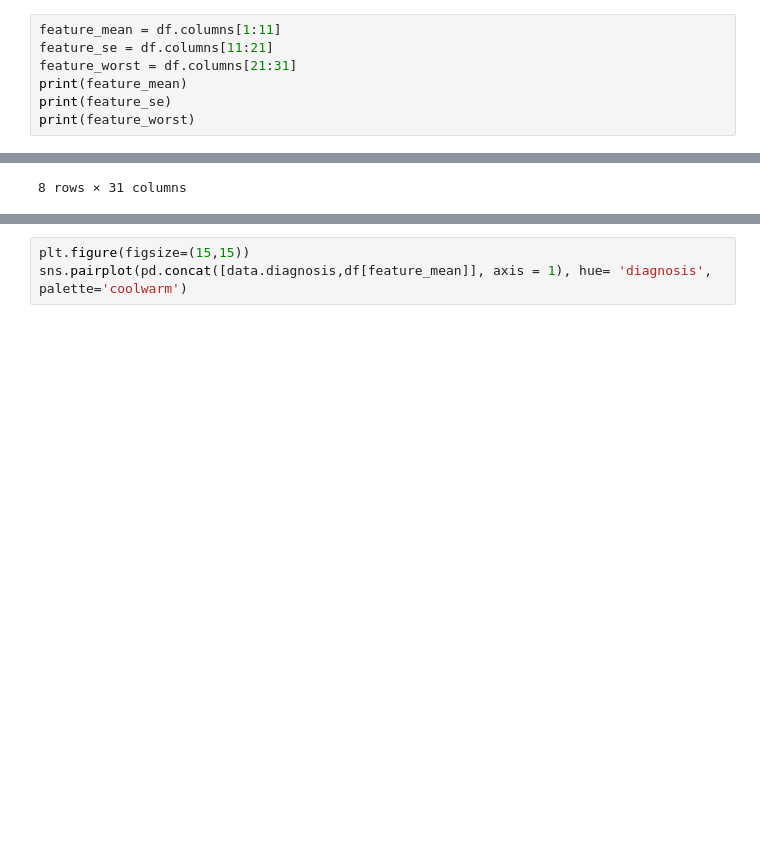
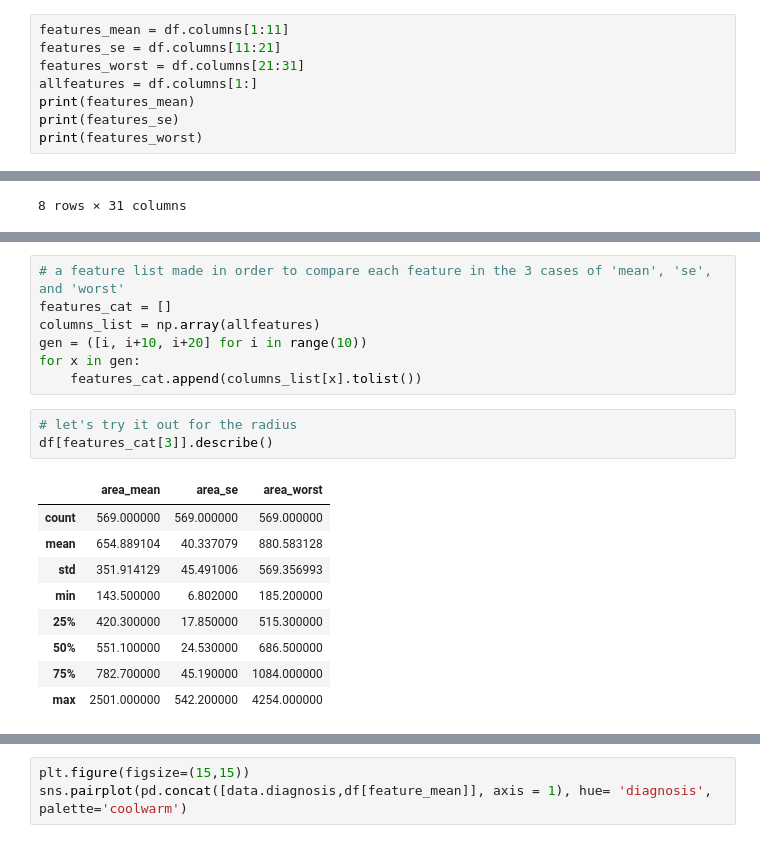
Before and after one commit to ahmadnish/FOML2017, a Jupyter notebook: neish.ipynb, the cells around one changed output, grey strips where cells are left out. Drawn from its saved outputs; the diff is of its cells as text; blank space fills up the shorter version.

```diff
--- a/neish.ipynb
+++ b/neish.ipynb
@@ -51,12 +51,13 @@ For indexing purposes, separating the features in 3 distinct categories:
 * feature_se (standard error)
 * feature_worst
 # %%
-feature_mean = df.columns[1:11]
-feature_se = df.columns[11:21]
-feature_worst = df.columns[21:31]
-print(feature_mean)
-print(feature_se)
-print(feature_worst)
+features_mean = df.columns[1:11]
+features_se = df.columns[11:21]
+features_worst = df.columns[21:31]
+allfeatures = df.columns[1:]
+print(features_mean)
+print(features_se)
+print(features_worst)
 # %% [output]
 Index(['radius_mean', 'texture_mean', 'perimeter_mean', 'area_mean',
        'smoothness_mean', 'compactness_mean', 'concavity_mean',
@@ -119,0 +131,20 @@ sns.heatmap(df[feature_se].corr(), annot=True, cmap='RdBu')
+# %%
+# a feature list made in order to compare each feature in the 3 cases of 'mean', 'se', and 'worst'
+features_cat = []
+columns_list = np.array(allfeatures)
+gen = ([i, i+10, i+20] for i in range(10))
+for x in gen:
+    features_cat.append(columns_list[x].tolist())
+# %%
+# let's try it out for the radius
+df[features_cat[3]].describe()
+# %% [output]
+|  | area_mean | area_se | area_worst |
+| count | 569.000000 | 569.000000 | 569.000000 |
+| mean | 654.889104 | 40.337079 | 880.583128 |
+| std | 351.914129 | 45.491006 | 569.356993 |
+| min | 143.500000 | 6.802000 | 185.200000 |
+| 25% | 420.300000 | 17.850000 | 515.300000 |
+| 50% | 551.100000 | 24.530000 | 686.500000 |
+| 75% | 782.700000 | 45.190000 | 1084.000000 |
+| max | 2501.000000 | 542.200000 | 4254.000000 |
```
Also changed, not shown: parts of 10 cells of this notebook.
